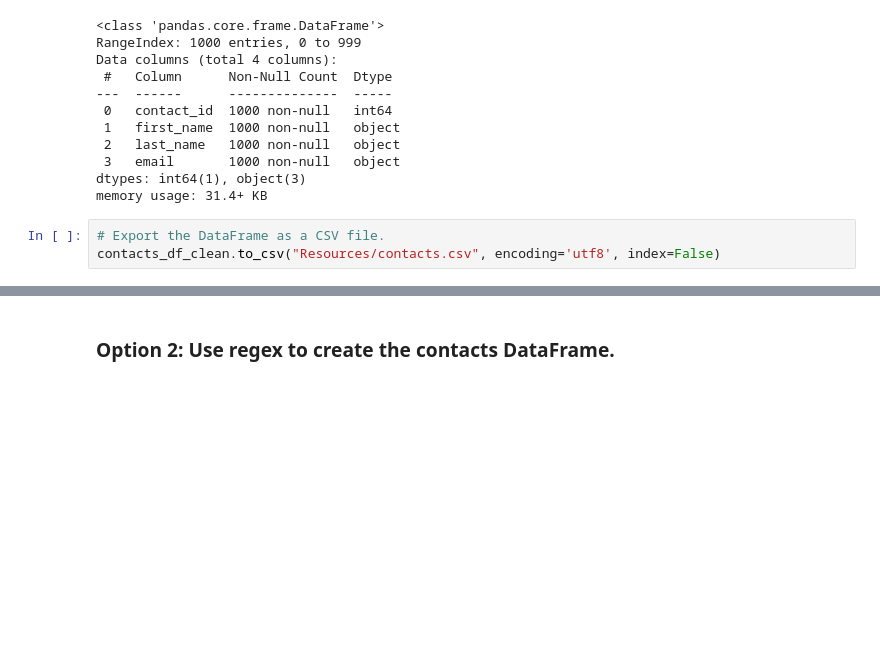
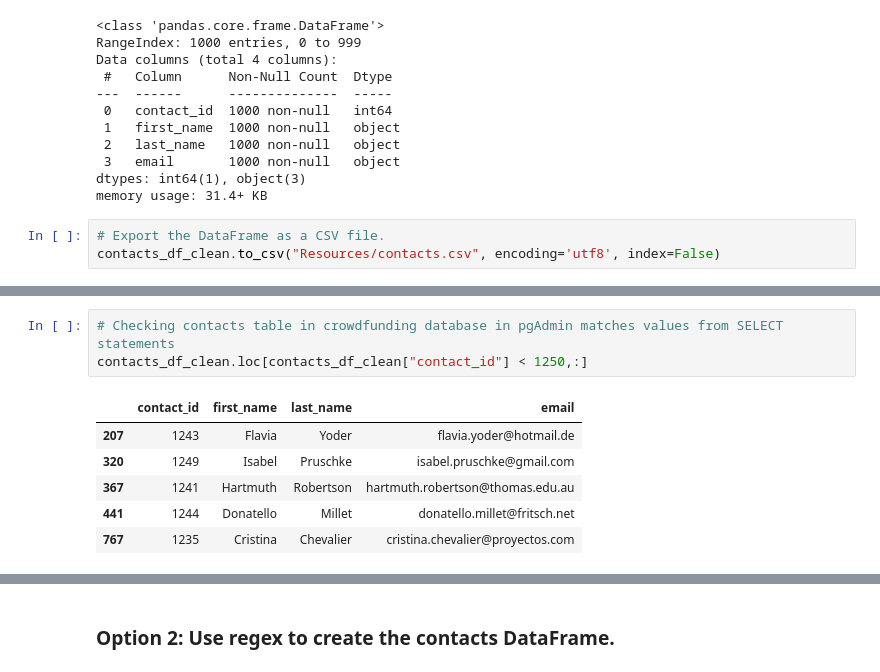
Before and after one commit to SandraBotica/Crowdfunding_ETL, a Jupyter notebook: ETL_Mini_Project_SBotica.ipynb, the cells around one changed output, grey strips where cells are left out. Cells and saved outputs as stored; diff of their text form; blank space fills up the shorter version.

Commit message:
database SELECT statements completed and readme started

```diff
--- a/ETL_Mini_Project_SBotica.ipynb
+++ b/ETL_Mini_Project_SBotica.ipynb
@@ -554,0 +584,10 @@ contacts_df_clean.to_csv("Resources/contacts.csv", encoding='utf8', index=False)
+# %%
+# Checking contacts table in crowdfunding database in pgAdmin matches values from SELECT statements
+contacts_df_clean.loc[contacts_df_clean["contact_id"] < 1250,:]
+# %% [output]
+|  | contact_id | first_name | last_name | email |
+| 207 | 1243 | Flavia | Yoder | flavia.yoder@hotmail.de |
+| 320 | 1249 | Isabel | Pruschke | isabel.pruschke@gmail.com |
+| 367 | 1241 | Hartmuth | Robertson | hartmuth.robertson@thomas.edu.au |
+| 441 | 1244 | Donatello | Millet | donatello.millet@fritsch.net |
+| 767 | 1235 | Cristina | Chevalier | cristina.chevalier@proyectos.com |
```
Also changed, not shown: parts of 10 cells of this notebook, 5 other files.
